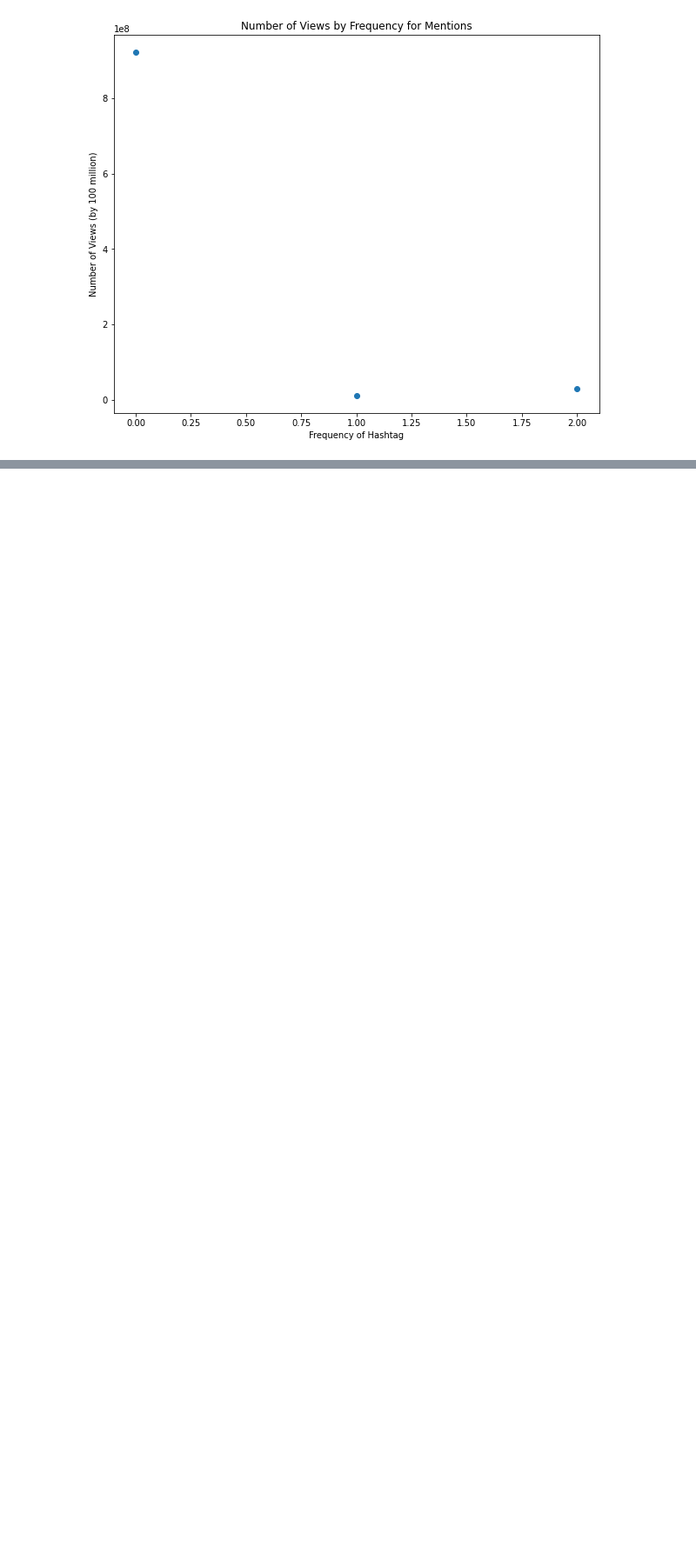
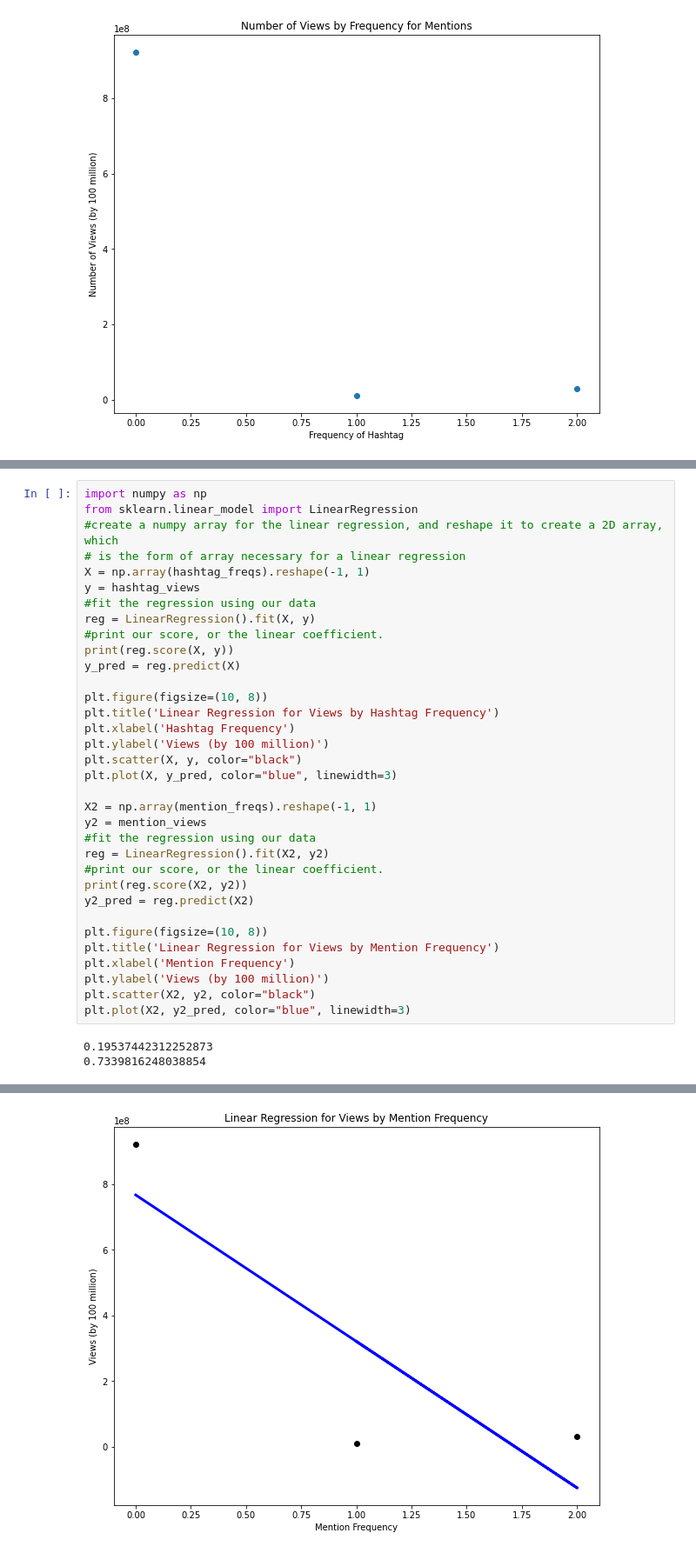
Before and after one commit to kendallpfeifer/TikTokTrending, a Jupyter notebook: Tik Tok Trending Videos Tutorial.ipynb, the cells around one changed output, grey strips where cells are left out. Shown: that part at 87% size. Saved outputs shown, nothing was run; the diff lists cells and outputs as text; blank space fills up the shorter version.

```diff
--- a/Tik Tok Trending Videos Tutorial.ipynb
+++ b/Tik Tok Trending Videos Tutorial.ipynb
@@ -266,0 +249,37 @@ Based on our regression score, we can say that there exists a positive correlati
+# %%
+import numpy as np
+from sklearn.linear_model import LinearRegression
+#create a numpy array for the linear regression, and reshape it to create a 2D array, which
+# is the form of array necessary for a linear regression
+X = np.array(hashtag_freqs).reshape(-1, 1)
+y = hashtag_views
+#fit the regression using our data
+reg = LinearRegression().fit(X, y)
+#print our score, or the linear coefficient.
+print(reg.score(X, y))
+y_pred = reg.predict(X)
+
+plt.figure(figsize=(10, 8))
+plt.title('Linear Regression for Views by Hashtag Frequency')
+plt.xlabel('Hashtag Frequency')
+plt.ylabel('Views (by 100 million)')
+plt.scatter(X, y, color="black")
+plt.plot(X, y_pred, color="blue", linewidth=3)
+
+X2 = np.array(mention_freqs).reshape(-1, 1)
+y2 = mention_views
+#fit the regression using our data
+reg = LinearRegression().fit(X2, y2)
+#print our score, or the linear coefficient.
+print(reg.score(X2, y2))
+y2_pred = reg.predict(X2)
+
+plt.figure(figsize=(10, 8))
+plt.title('Linear Regression for Views by Mention Frequency')
+plt.xlabel('Mention Frequency')
+plt.ylabel('Views (by 100 million)')
+plt.scatter(X2, y2, color="black")
+plt.plot(X2, y2_pred, color="blue", linewidth=3)
+# %% [output]
+0.19537442312252873
+0.7339816248038854
@@ -266,0 +288 @@ Based on our regression score, we can say that there exists a positive correlati
+[figure, added]
```
Also changed, not shown: parts of 12 cells of this notebook, 1 other file.
